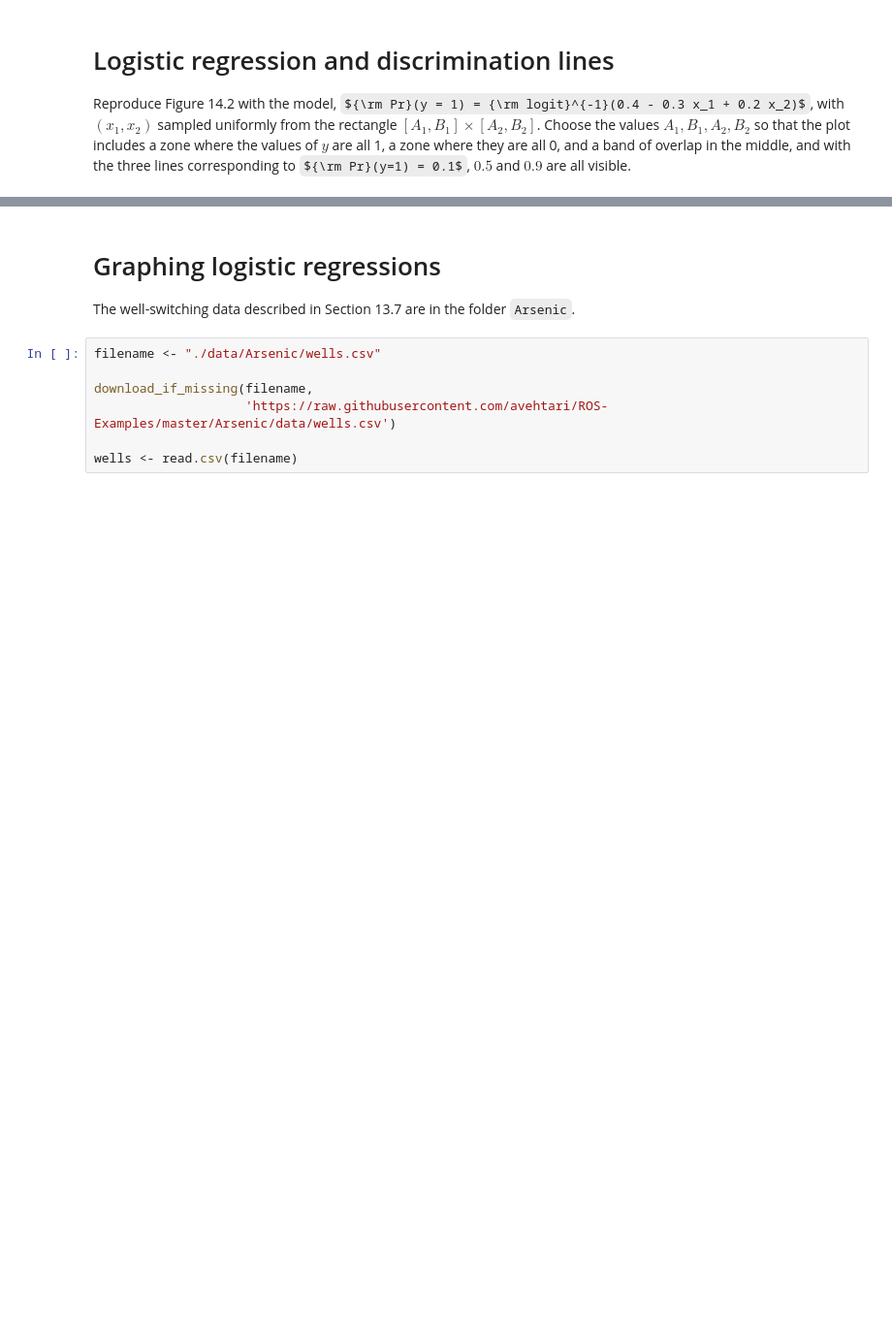
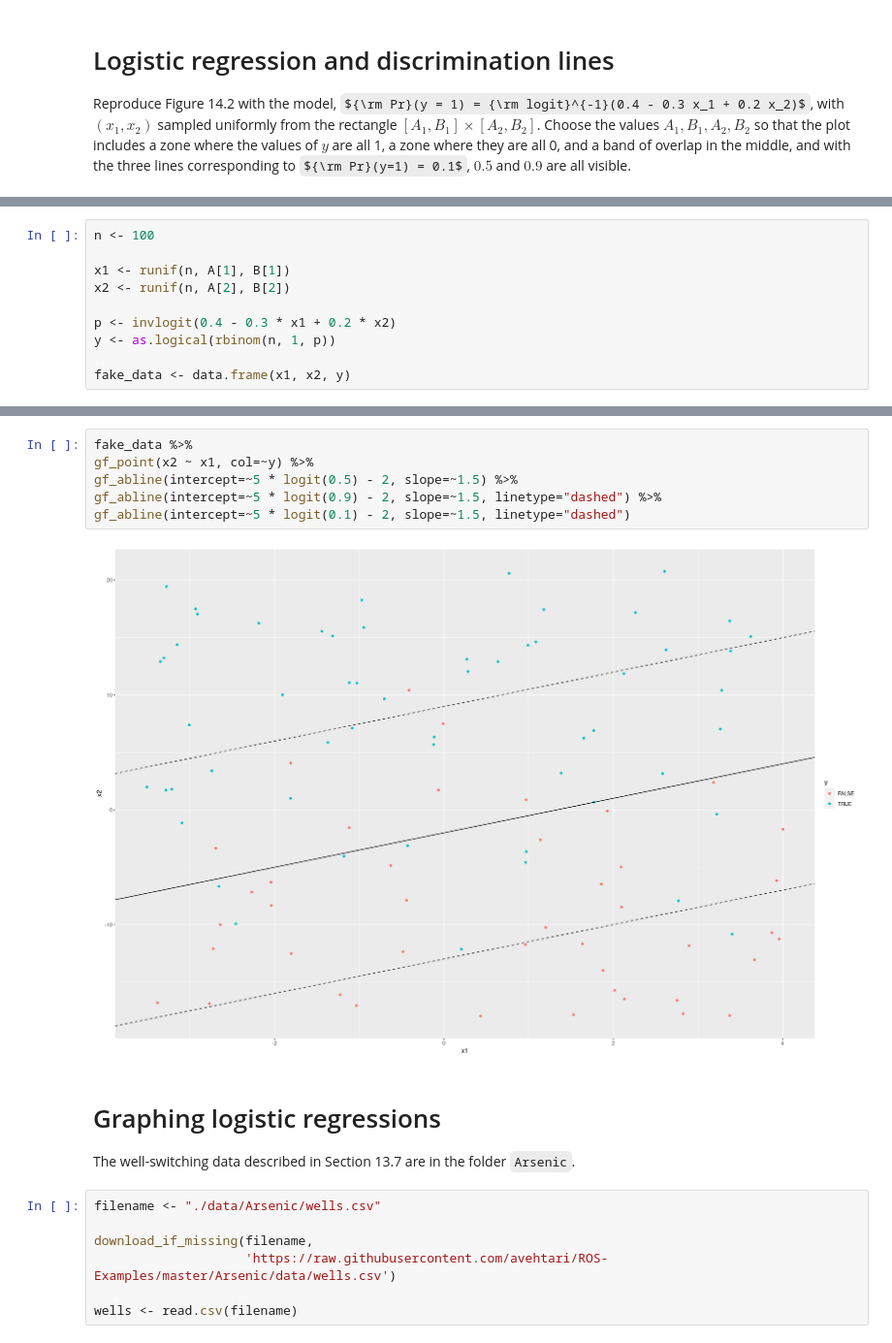
Before and after one commit to EdwardJRoss/regression_stories, a Jupyter notebook: Chapter 14 Exercises.ipynb, the cells around one changed output, grey strips where cells are left out. Shown at 97% size. Drawn from its saved outputs; the diff is of its cells as text; some formulas as TeX source; blank space fills up the shorter version.

```diff
--- a/Chapter 14 Exercises.ipynb
+++ b/Chapter 14 Exercises.ipynb
@@ -84,0 +131,10 @@ Choose the values $A_1, B_1, A_2, B_2$ so that the plot includes a zone where th
+# %%
+n <- 100
+
+x1 <- runif(n, A[1], B[1])
+x2 <- runif(n, A[2], B[2])
+
+p <- invlogit(0.4 - 0.3 * x1 + 0.2 * x2)
+y <- as.logical(rbinom(n, 1, p))
+
+fake_data <- data.frame(x1, x2, y)
@@ -85,3 +147,11 @@ Choose the values $A_1, B_1, A_2, B_2$ so that the plot includes a zone where th
+# %%
+fake_data %>%
+gf_point(x2 ~ x1, col=~y) %>%
+gf_abline(intercept=~5 * logit(0.5) - 2, slope=~1.5) %>%
+gf_abline(intercept=~5 * logit(0.9) - 2, slope=~1.5, linetype="dashed") %>%
+gf_abline(intercept=~5 * logit(0.1) - 2, slope=~1.5, linetype="dashed")
+# %% [output]
+[figure, added]
 # %% [markdown]
 # Graphing logistic regressions
 
```
Also changed, not shown: parts of 383 cells of this notebook, 1 other file.
